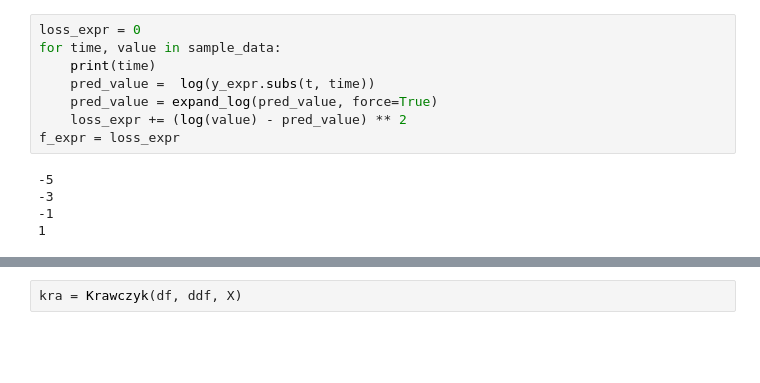
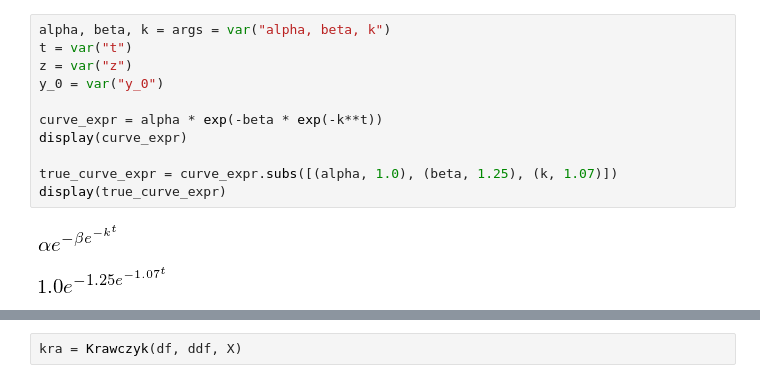
Before and after one commit to tkda-h3/interval-newton-method, a Jupyter notebook: gompertz_curve_regression.ipynb, the cells around one changed output, grey strips where cells are left out. Saved outputs shown, nothing was run; the diff lists cells and outputs as text; blank space fills up the shorter version.

```diff
--- a/gompertz_curve_regression.ipynb
+++ b/gompertz_curve_regression.ipynb
@@ -56,13 +30,14 @@ print(sample_data)
-# %%
-loss_expr = 0
-for time, value in sample_data:
-    print(time)
-    pred_value =  log(y_expr.subs(t, time))
-    pred_value = expand_log(pred_value, force=True)
-    loss_expr += (log(value) - pred_value) ** 2
-f_expr = loss_expr
-# %% [output]
--5
--3
--1
-1
+# %%
+alpha, beta, k = args = var("alpha, beta, k")
+t = var("t")
+z = var("z")
+y_0 = var("y_0")
+
+curve_expr = alpha * exp(-beta * exp(-k**t))
+display(curve_expr)
+
+true_curve_expr = curve_expr.subs([(alpha, 1.0), (beta, 1.25), (k, 1.07)])
+display(true_curve_expr)
+# %% [output]
+[figure, added]
+[figure, added]
```
Also changed, not shown: parts of 14 cells of this notebook, 5 other files.
